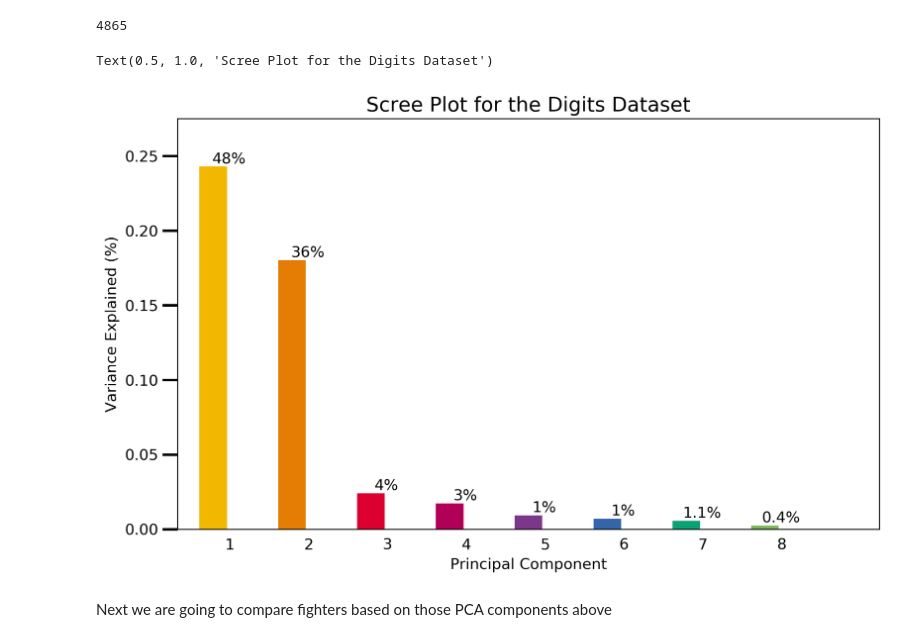
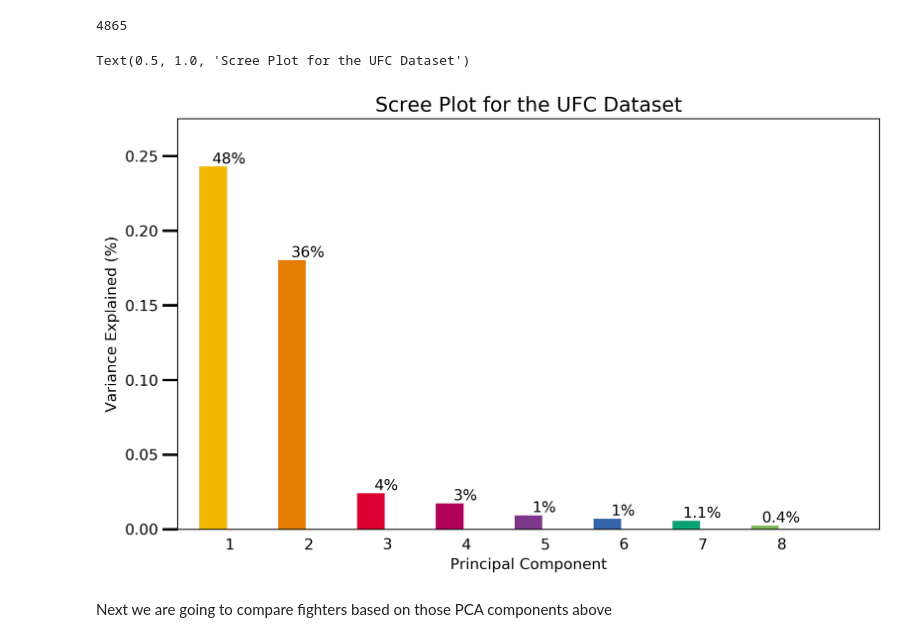
Before and after one commit to abasiamaakpan/UFC_Data_Mining_Project, a Jupyter notebook: Project.ipynb, the cells around one changed output. Cells and saved outputs as stored; diff of their text form; code cells hidden in the pictures.

```diff
--- a/Project.ipynb
+++ b/Project.ipynb
@@ -142,36 +142,36 @@ ax.bar(ind, pca.explained_variance_ratio_, 0.35,
 ax.annotate(r"%d%%" % (int(vals[0]*100)), (ind[0]+0.2, vals[0]), va="bottom", ha="center", fontsize=12)
 ax.annotate(r"%d%%" % (int(vals[1]*100)), (ind[1]+0.2, vals[1]), va="bottom", ha="center", fontsize=12)
 ax.annotate(r"%d%%" % (int(vals[2]*100)), (ind[2]+0.2, vals[2]), va="bottom", ha="center", fontsize=12)
 ax.annotate(r"%d%%" % (int(vals[3]*100)), (ind[3]+0.2, vals[3]), va="bottom", ha="center", fontsize=12)
 ax.annotate(r"%d%%" % (int(vals[4]*100)), (ind[4]+0.2, vals[4]), va="bottom", ha="center", fontsize=12)
 ax.annotate(r"%d%%" % (int(vals[5]*100)), (ind[5]+0.2, vals[5]), va="bottom", ha="center", fontsize=12)
 ax.annotate(r"%s%%" % ((str(vals[6]*100)[:4 + (0-1)])), (ind[6]+0.2, vals[6]), va="bottom", ha="center", fontsize=12)
 ax.annotate(r"%s%%" % ((str(vals[7]*100)[:4 + (0-1)])), (ind[7]+0.2, vals[7]), va="bottom", ha="center", fontsize=12)
 
 ax.set_xticklabels(('       0',
                     '       1',
                     '       2',
                     '       3',
                     '       4',
                     '       5',
                     '       6',
                     '       7',
                     '       8'),
                    fontsize=12)
 ax.set_yticklabels(('0.00', '0.05', '0.10', '0.15', '0.20', '0.25','0.35','0.45','0.55'), fontsize=12)
 ax.set_ylim(0, .55)
 ax.set_xlim(0-0.45, 8+0.45)
 
 ax.xaxis.set_tick_params(width=0)
 ax.yaxis.set_tick_params(width=2, length=12)
 
 ax.set_xlabel("Principal Component", fontsize=12)
 ax.set_ylabel("Variance Explained (%)", fontsize=12)
 
-pl.title("Scree Plot for the Digits Dataset", fontsize=16)
+pl.title("Scree Plot for the UFC Dataset", fontsize=16)
 # %% [output]
-Text(0.5, 1.0, 'Scree Plot for the Digits Dataset')
+Text(0.5, 1.0, 'Scree Plot for the UFC Dataset')
-[figure, old version]
+[figure, new version]
 # %%
 
 pca_new = decomposition.PCA(n_components=2)
```
Also changed, not shown: parts of 6 cells of this notebook.
